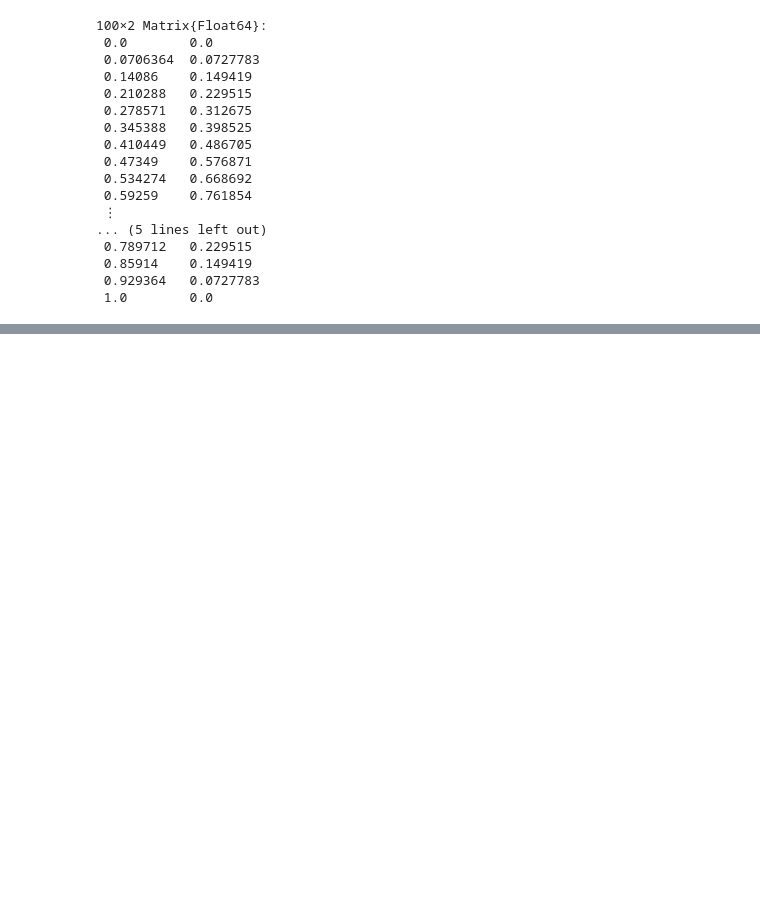
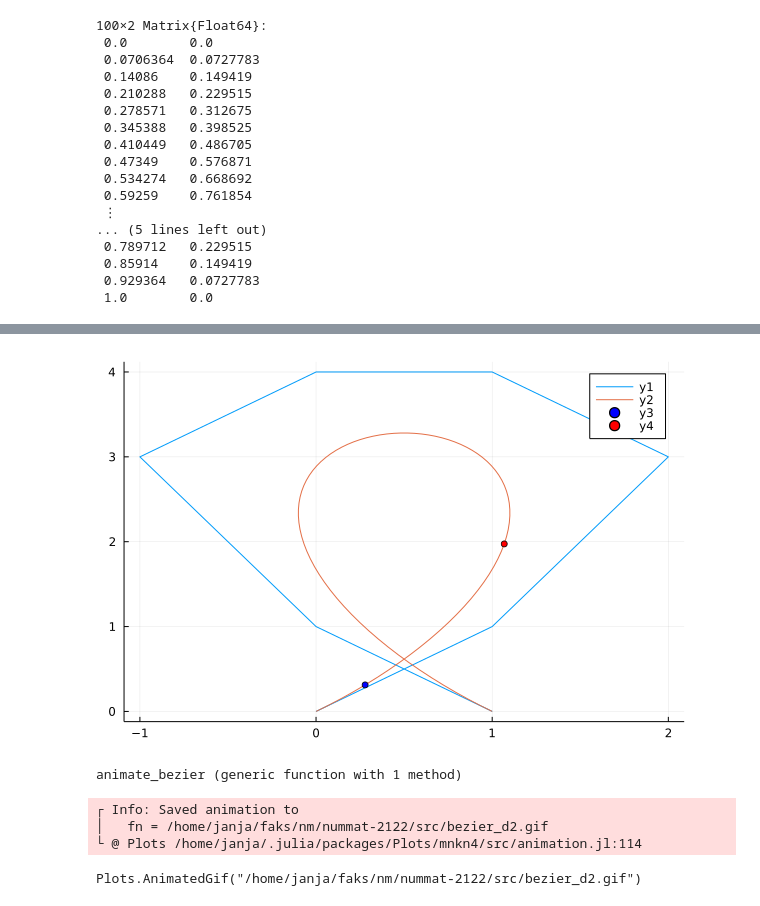
Before and after one commit to realdragonturtle/num-mat, a Jupyter notebook: src/hw3.ipynb, the cells around one changed output, grey strips where cells are left out. Saved outputs shown, nothing was run; the diff lists cells and outputs as text; code cells hidden in the pictures; blank space fills up the shorter version.

```diff
--- a/src/hw3.ipynb
+++ b/src/hw3.ipynb
@@ -150,0 +264,55 @@ plot!(x[:, 1], x[:, 2])
+# %%
+plot(pts)
+plot!(x[:, 1], x[:, 2])
+scatter!([x[s[id-1], 1]], [x[s[id-1], 2]], color=:blue)
+scatter!([x[s[id], 1]], [x[s[id], 2]], color=:red)
+# %% [output]
+[figure, added]
+# %%
+function animate_bezier(px,py;steps=100)
+    n = length(px)-1
+    # saving all in between de Casteljau points
+    bs = [zeros(2,r) for r=n+1:-1:0]
+    # base case Bézier points
+    bs[1][1,:] = px
+    bs[1][2,:] = py
+    points = zeros(steps,2)
+    colors = [:green,:orange,:red,:yellow, :pink, :blue, :purple, :lightgreen]
+    if length(colors) < n
+        return ErrorException("add more colors!")
+    end
+    c = 1
+    anim = @animate for t in LinRange(0,1,steps)
+        plot(;size=(700,500), axisratio=:equal, legend=false)
+        plot!(px, py, linetype=:scatter)
+        for i=1:n
+            for j=0:n-i
+                # linear interpolation between twp ponts
+                new_b = (1-t)*bs[i][:,j+1]+t*bs[i][:,j+2]
+                bs[i+1][:,j+1] = new_b
+                # drawing the line for linear interpolation as well as the specific point for t
+                plot!(bs[i][1,j+1:j+2],bs[i][2,j+1:j+2], legend=false, color=colors[i])
+                plot!([new_b[1]],[new_b[2]], linetype=:scatter, legend=false, color=colors[i])
+                if i == n
+                    points[c,:] = [new_b[1],new_b[2]]
+                    # draw the curve until point t = LinRange(0,1,steps)[c]
+                    plot!(points[1:c,1],points[1:c,2], color=:black)
+                    c += 1
+                end
+            end
+        end
+    end
+    gif(anim, "bezier_d2.gif", fps=30)
+end
+# %% [output]
+animate_bezier (generic function with 1 method)
+# %%
+#pts = [(0,0),(1,1),(2,3),(1,4),(0,4),(-1,3),(0,1),(1,0)]
+px1 = [0.0, 1, 2, 1, 0, -1, 0, 1]
+py1 = [0.0, 1, 3, 4, 4, 3, 1, 0]
+animate_bezier(px1, py1)
+# %% [output]
+┌ Info: Saved animation to
+│   fn = /home/janja/faks/nm/nummat-2122/src/bezier_d2.gif
+└ @ Plots /home/janja/.julia/packages/Plots/mnkn4/src/animation.jl:114
+Plots.AnimatedGif("/home/janja/faks/nm/nummat-2122/src/bezier_d2.gif")
```
Also changed, not shown: parts of 9 cells of this notebook, 1 other file.
